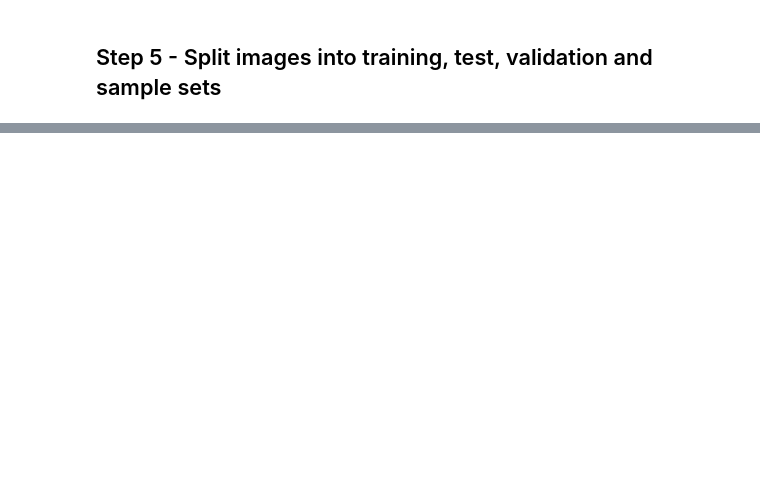
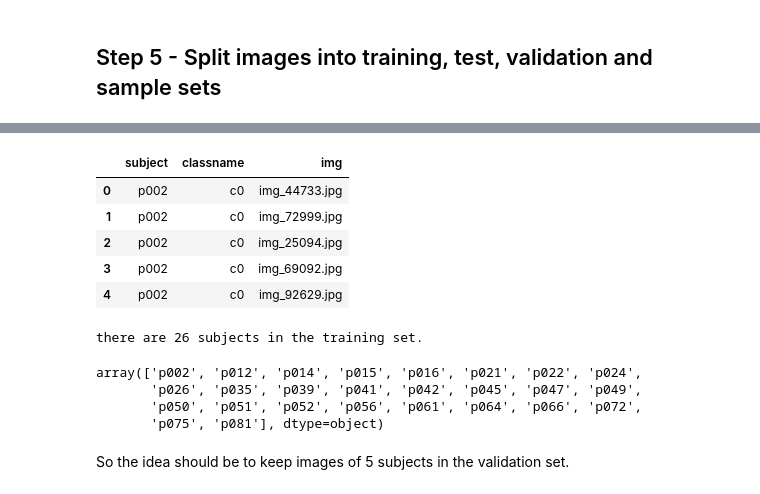
Before and after one commit to vivekbharadwaj/image_classification, a Jupyter notebook: kaggle_preprocessing_distracted_driver.ipynb, the cells around one changed output, grey strips where cells are left out. Saved outputs shown, nothing was run; the diff lists cells and outputs as text; code cells hidden in the pictures; blank space fills up the shorter version.

```diff
--- a/kaggle_preprocessing_distracted_driver.ipynb
+++ b/kaggle_preprocessing_distracted_driver.ipynb
@@ -265,0 +167,20 @@ FIN. Step 7 onwards will be in another ipynb. I want to logically break here bec
+# %%
+df_imglist.head()
+# %% [output]
+|  | subject | classname | img |
+| 0 | p002 | c0 | img_44733.jpg |
+| 1 | p002 | c0 | img_72999.jpg |
+| 2 | p002 | c0 | img_25094.jpg |
+| 3 | p002 | c0 | img_69092.jpg |
+| 4 | p002 | c0 | img_92629.jpg |
+# %%
+print ("there are {} subjects in the training set.".format(len(df_imglist.subject.unique())))
+df_imglist.subject.unique()
+# %% [output]
+there are 26 subjects in the training set.
+array(['p002', 'p012', 'p014', 'p015', 'p016', 'p021', 'p022', 'p024',
+       'p026', 'p035', 'p039', 'p041', 'p042', 'p045', 'p047', 'p049',
+       'p050', 'p051', 'p052', 'p056', 'p061', 'p064', 'p066', 'p072',
+       'p075', 'p081'], dtype=object)
+# %% [markdown]
+So the idea should be to keep images of 5 subjects in the validation set.
```
Also changed, not shown: parts of 68 cells of this notebook.
